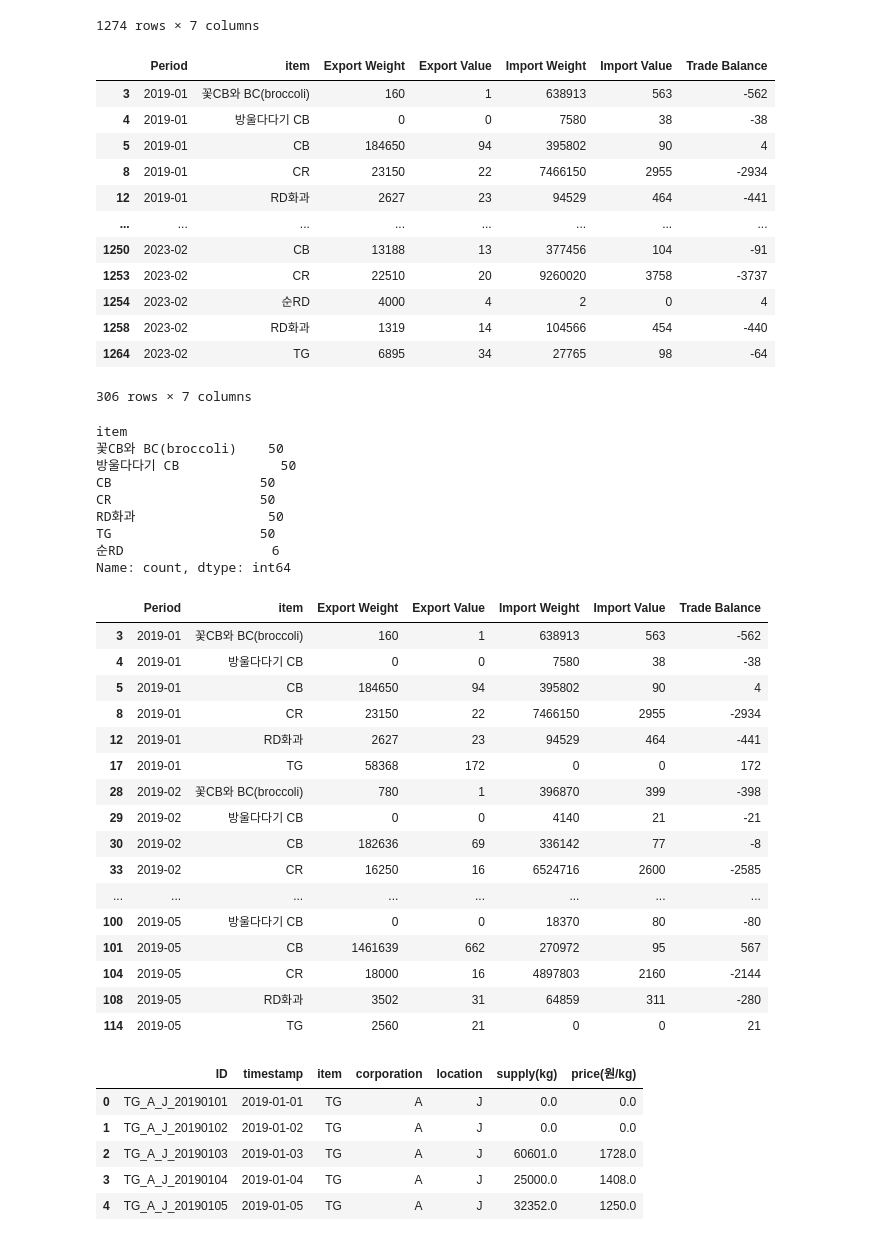
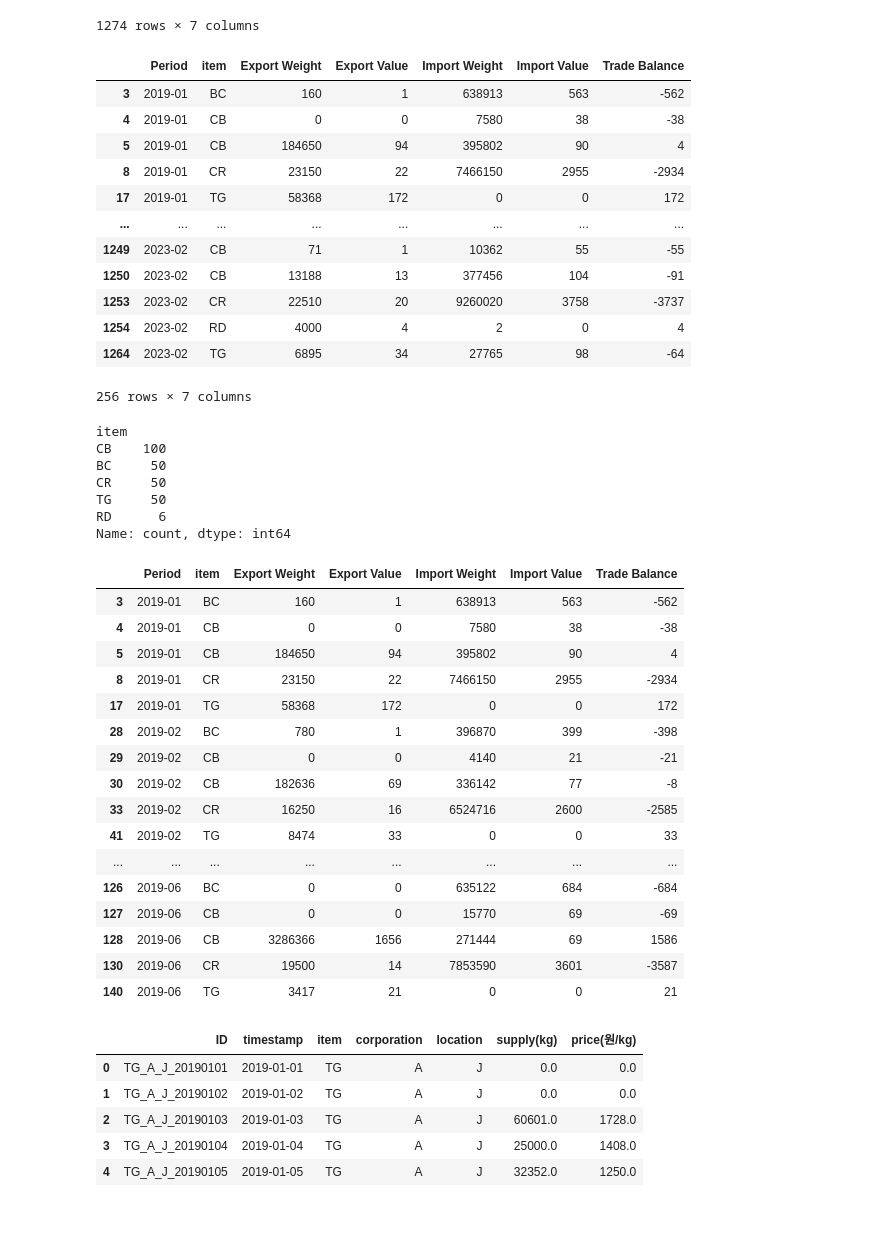
Before and after one commit to dlwls22/DACON_JeJu-Specialties, a Jupyter notebook: JeJu-Specialties.ipynb, the cells around one changed output. Cells and saved outputs as stored; diff of their text form; code cells hidden in the pictures.

```diff
--- a/JeJu-Specialties.ipynb
+++ b/JeJu-Specialties.ipynb
@@ -101,67 +103,69 @@ international
 # %%
 selected_items = international[international['item'].str.contains('감귤|브로콜리|무|당근|양배추')].copy()
 
 selected_items['item'] = selected_items['item'].replace({
     '감귤': 'TG',
     '브로콜리': 'BC',
     '무': 'RD',
     '당근': 'CR',
     '양배추': 'CB'
 }, regex = True)
 
 selected_items['item'] = selected_items['item'].str.replace('.*감귤.*', 'TG')
 selected_items['item'] = selected_items['item'].str.replace('.*브로콜리.*', 'BC')
 selected_items['item'] = selected_items['item'].str.replace('.*무.*', 'RD')
 selected_items['item'] = selected_items['item'].str.replace('.*당근.*', 'CR')
 selected_items['item'] = selected_items['item'].str.replace('.*양배추.*', 'CB')
 
+selected_items = selected_items[selected_items['item'] != 'RD화과']
+selected_items.loc[selected_items['item']=='꽃CB와 BC(broccoli)','item'] = 'BC'
+selected_items.loc[selected_items['item']=='방울다다기 CB','item'] = 'CB'
+selected_items.loc[selected_items['item']=='순RD','item'] = 'RD'
 selected_items
 # %% [output]
 |  | Period | item | Export Weight | Export Value | Import Weight | Import Value | Trade Balance |
-| 3 | 2019-01 | 꽃CB와 BC(broccoli) | 160 | 1 | 638913 | 563 | -562 |
-| 4 | 2019-01 | 방울다다기 CB | 0 | 0 | 7580 | 38 | -38 |
+| 3 | 2019-01 | BC | 160 | 1 | 638913 | 563 | -562 |
+| 4 | 2019-01 | CB | 0 | 0 | 7580 | 38 | -38 |
 | 5 | 2019-01 | CB | 184650 | 94 | 395802 | 90 | 4 |
 | 8 | 2019-01 | CR | 23150 | 22 | 7466150 | 2955 | -2934 |
-| 12 | 2019-01 | RD화과 | 2627 | 23 | 94529 | 464 | -441 |
+| 17 | 2019-01 | TG | 58368 | 172 | 0 | 0 | 172 |
 | ... | ... | ... | ... | ... | ... | ... | ... |
+| 1249 | 2023-02 | CB | 71 | 1 | 10362 | 55 | -55 |
 | 1250 | 2023-02 | CB | 13188 | 13 | 377456 | 104 | -91 |
 | 1253 | 2023-02 | CR | 22510 | 20 | 9260020 | 3758 | -3737 |
-| 1254 | 2023-02 | 순RD | 4000 | 4 | 2 | 0 | 4 |
-| 1258 | 2023-02 | RD화과 | 1319 | 14 | 104566 | 454 | -440 |
+| 1254 | 2023-02 | RD | 4000 | 4 | 2 | 0 | 4 |
 | 1264 | 2023-02 | TG | 6895 | 34 | 27765 | 98 | -64 |
-306 rows × 7 columns
+256 rows × 7 columns
 # %%
 selected_items.item.value_counts()
 # %% [output]
 item
-꽃CB와 BC(broccoli)    50
-방울다다기 CB             50
-CB                   50
-CR                   50
-RD화과                 50
-TG                   50
-순RD                   6
+CB    100
+BC     50
+CR     50
+TG     50
+RD      6
 Name: count, dtype: int64
 # %%
 selected_items.head(30)
 # %% [output]
 |  | Period | item | Export Weight | Export Value | Import Weight | Import Value | Trade Balance |
-| 3 | 2019-01 | 꽃CB와 BC(broccoli) | 160 | 1 | 638913 | 563 | -562 |
-| 4 | 2019-01 | 방울다다기 CB | 0 | 0 | 7580 | 38 | -38 |
+| 3 | 2019-01 | BC | 160 | 1 | 638913 | 563 | -562 |
+| 4 | 2019-01 | CB | 0 | 0 | 7580 | 38 | -38 |
 | 5 | 2019-01 | CB | 184650 | 94 | 395802 | 90 | 4 |
 | 8 | 2019-01 | CR | 23150 | 22 | 7466150 | 2955 | -2934 |
-| 12 | 2019-01 | RD화과 | 2627 | 23 | 94529 | 464 | -441 |
 | 17 | 2019-01 | TG | 58368 | 172 | 0 | 0 | 172 |
-| 28 | 2019-02 | 꽃CB와 BC(broccoli) | 780 | 1 | 396870 | 399 | -398 |
-| 29 | 2019-02 | 방울다다기 CB | 0 | 0 | 4140 | 21 | -21 |
+| 28 | 2019-02 | BC | 780 | 1 | 396870 | 399 | -398 |
+| 29 | 2019-02 | CB | 0 | 0 | 4140 | 21 | -21 |
 | 30 | 2019-02 | CB | 182636 | 69 | 336142 | 77 | -8 |
 | 33 | 2019-02 | CR | 16250 | 16 | 6524716 | 2600 | -2585 |
+| 41 | 2019-02 | TG | 8474 | 33 | 0 | 0 | 33 |
 | ... | ... | ... | ... | ... | ... | ... | ... |
-| 100 | 2019-05 | 방울다다기 CB | 0 | 0 | 18370 | 80 | -80 |
-| 101 | 2019-05 | CB | 1461639 | 662 | 270972 | 95 | 567 |
-| 104 | 2019-05 | CR | 18000 | 16 | 4897803 | 2160 | -2144 |
-| 108 | 2019-05 | RD화과 | 3502 | 31 | 64859 | 311 | -280 |
-| 114 | 2019-05 | TG | 2560 | 21 | 0 | 0 | 21 |
+| 126 | 2019-06 | BC | 0 | 0 | 635122 | 684 | -684 |
+| 127 | 2019-06 | CB | 0 | 0 | 15770 | 69 | -69 |
+| 128 | 2019-06 | CB | 3286366 | 1656 | 271444 | 69 | 1586 |
+| 130 | 2019-06 | CR | 19500 | 14 | 7853590 | 3601 | -3587 |
+| 140 | 2019-06 | TG | 3417 | 21 | 0 | 0 | 21 |
 # %%
 train_df.head()
 # %% [output]
```
Also changed, not shown: parts of 16 cells of this notebook.
